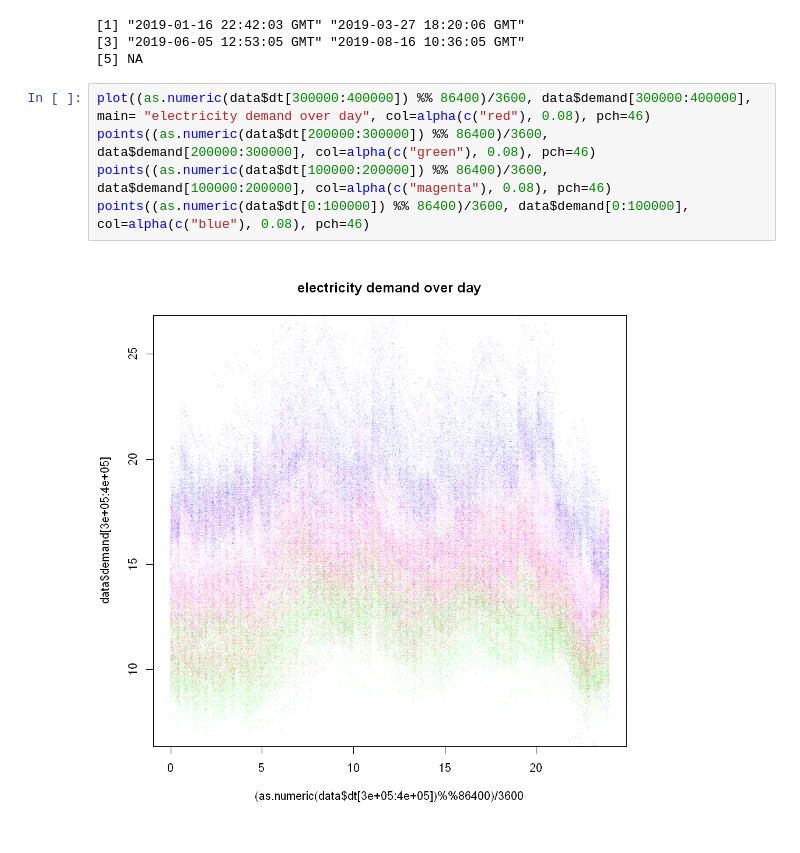
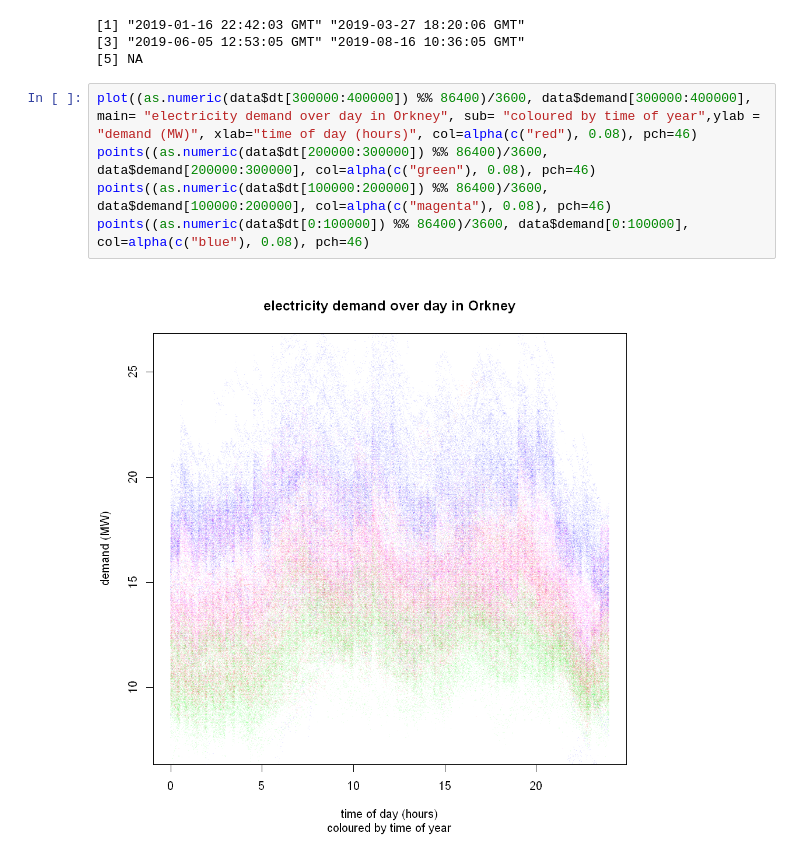
Before and after one commit to srendall91/orkney-electricity, a Jupyter notebook: loganalysis/ElecandANManalysis.ipynb, the cells around one changed output. Cells and saved outputs as stored; diff of their text form.

```diff
--- a/loganalysis/ElecandANManalysis.ipynb
+++ b/loganalysis/ElecandANManalysis.ipynb
@@ -93,9 +93,9 @@ data$dt[c(1,100000,200000,300000,400000)]
 [3] "2019-06-05 12:53:05 GMT" "2019-08-16 10:36:05 GMT"
 [5] NA
 # %%
-plot((as.numeric(data$dt[300000:400000]) %% 86400)/3600, data$demand[300000:400000], main= "electricity demand over day", col=alpha(c("red"), 0.08), pch=46)
+plot((as.numeric(data$dt[300000:400000]) %% 86400)/3600, data$demand[300000:400000], main= "electricity demand over day in Orkney", sub= "coloured by time of year",ylab = "demand (MW)", xlab="time of day (hours)", col=alpha(c("red"), 0.08), pch=46)
 points((as.numeric(data$dt[200000:300000]) %% 86400)/3600, data$demand[200000:300000], col=alpha(c("green"), 0.08), pch=46)
 points((as.numeric(data$dt[100000:200000]) %% 86400)/3600, data$demand[100000:200000], col=alpha(c("magenta"), 0.08), pch=46)
 points((as.numeric(data$dt[0:100000]) %% 86400)/3600, data$demand[0:100000], col=alpha(c("blue"), 0.08), pch=46)
 # %% [output]
-[figure, old version]
+[figure, new version]
```
Also changed, not shown: parts of 2 cells of this notebook.
